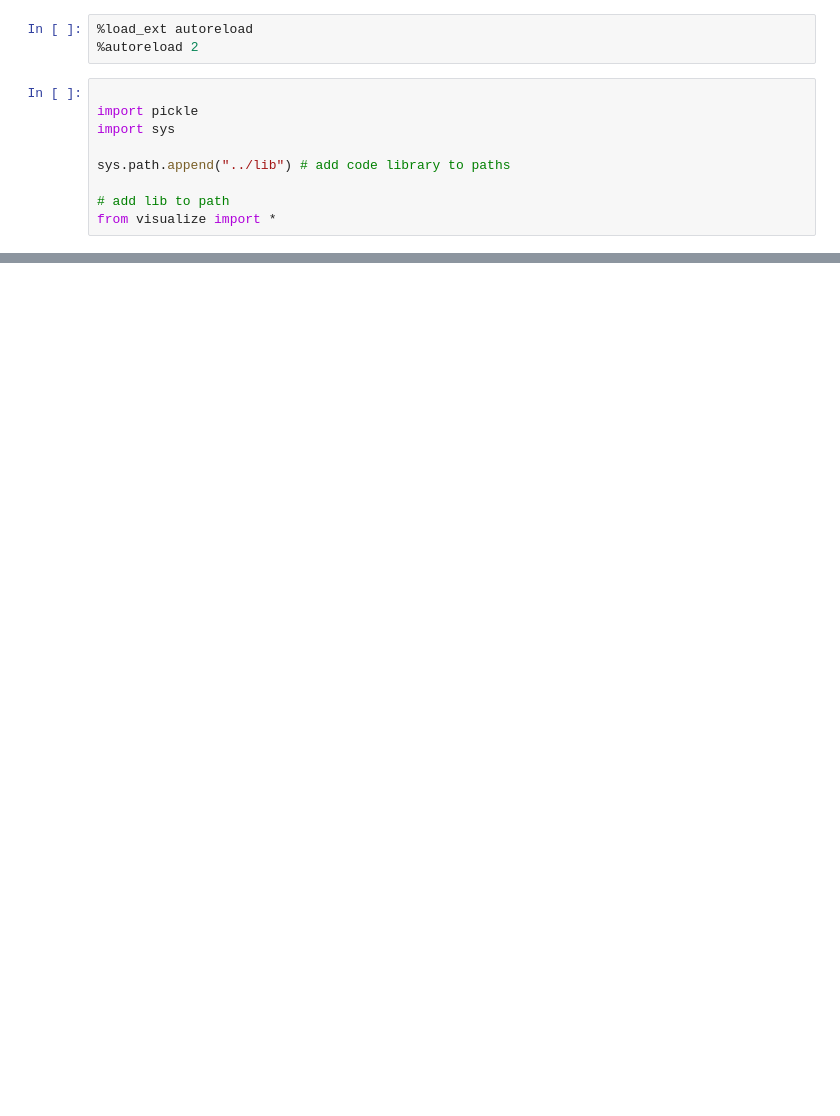
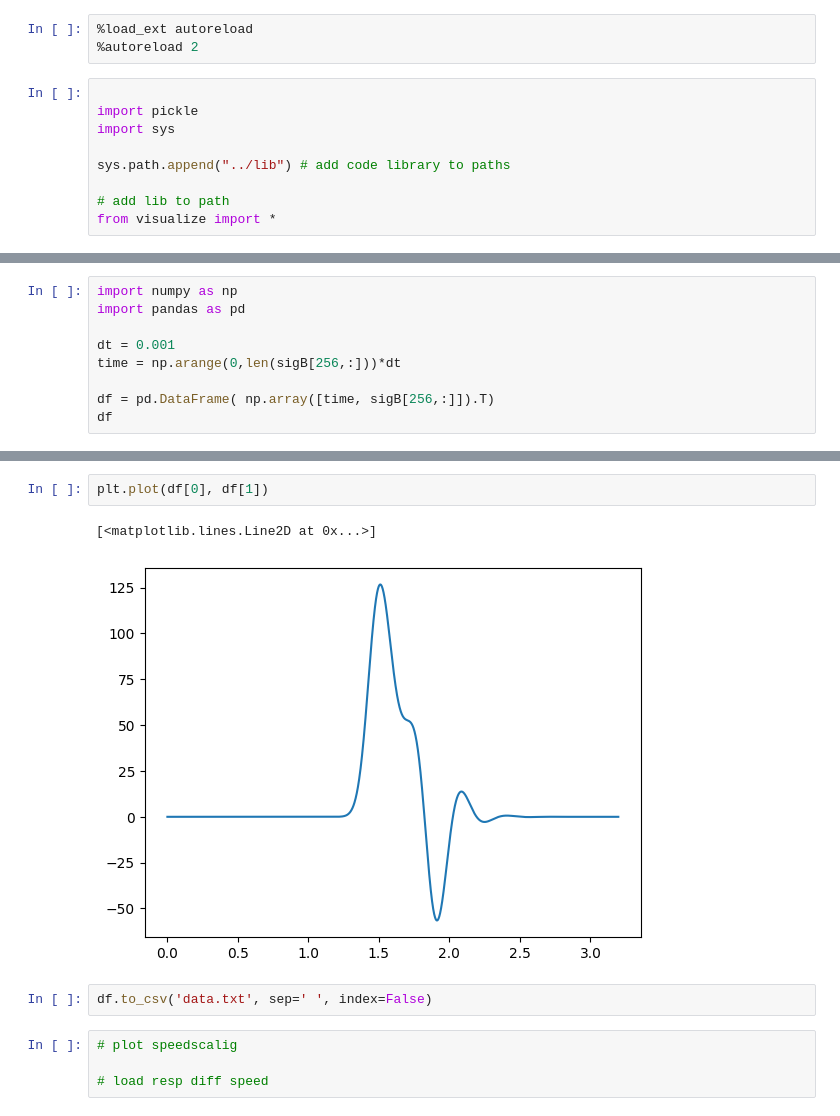
Before and after one commit to simoneeb/motion_anticipation_network, a Jupyter notebook: Brian/notebooks/plot_recurrent_net_layer_nearest_neighbor_bar.ipynb, the cells around one changed output, grey strips where cells are left out. Cells and saved outputs as stored; diff of their text form; blank space fills up the shorter version.

```diff
--- a/Brian/notebooks/plot_recurrent_net_layer_nearest_neighbor_bar.ipynb
+++ b/Brian/notebooks/plot_recurrent_net_layer_nearest_neighbor_bar.ipynb
@@ -32,0 +33,9 @@ fig = plot_timetrace(output, params)
+# %%
+import numpy as np
+import pandas as pd
+
+dt = 0.001
+time = np.arange(0,len(sigB[256,:]))*dt
+
+df = pd.DataFrame( np.array([time, sigB[256,:]]).T)
+df
@@ -32,0 +56,11 @@ fig = plot_timetrace(output, params)
+# %%
+plt.plot(df[0], df[1])
+# %% [output]
+[<matplotlib.lines.Line2D at 0x...>]
+[figure, added]
+# %%
+df.to_csv('data.txt', sep=' ', index=False)
+# %%
+# plot speedscalig
+
+# load resp diff speed
```
Also changed, not shown: parts of 11 cells of this notebook, 22 other files.
